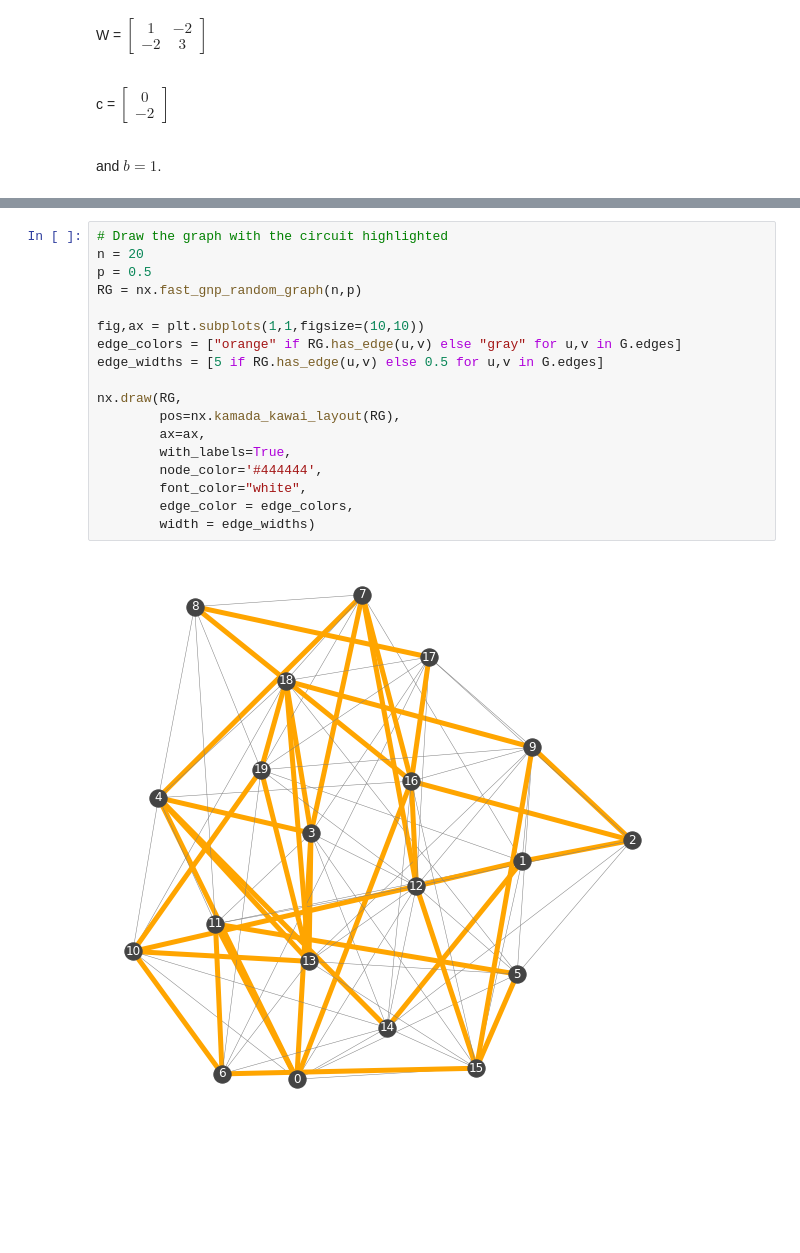
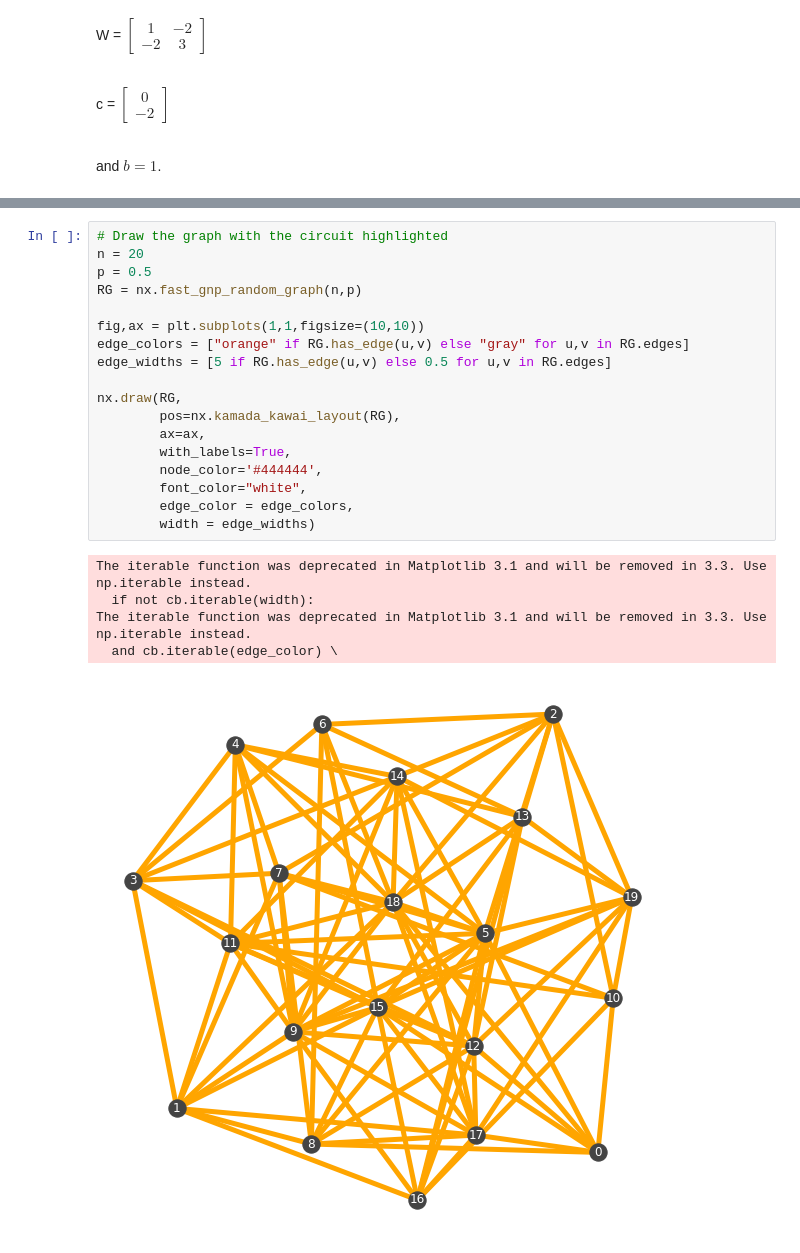
Before and after one commit to kegedy/EE502P, a Jupyter notebook: hw/kevin/HW10.ipynb, the cells around one changed output, grey strips where cells are left out. Cells and saved outputs as stored; diff of their text form; blank space fills up the shorter version.

```diff
--- a/hw/kevin/HW10.ipynb
+++ b/hw/kevin/HW10.ipynb
@@ -363,20 +338,24 @@ show_predictions(model, ax[1])
 # %%
 # Draw the graph with the circuit highlighted
 n = 20
 p = 0.5
 RG = nx.fast_gnp_random_graph(n,p)
 
 fig,ax = plt.subplots(1,1,figsize=(10,10))
-edge_colors = ["orange" if RG.has_edge(u,v) else "gray" for u,v in G.edges]
-edge_widths = [5 if RG.has_edge(u,v) else 0.5 for u,v in G.edges]
+edge_colors = ["orange" if RG.has_edge(u,v) else "gray" for u,v in RG.edges]
+edge_widths = [5 if RG.has_edge(u,v) else 0.5 for u,v in RG.edges]
 
 nx.draw(RG,
         pos=nx.kamada_kawai_layout(RG),
         ax=ax,
         with_labels=True,
         node_color='#444444',
         font_color="white",
         edge_color = edge_colors,
         width = edge_widths)
 # %% [output]
+The iterable function was deprecated in Matplotlib 3.1 and will be removed in 3.3. Use np.iterable instead.
+  if not cb.iterable(width):
+The iterable function was deprecated in Matplotlib 3.1 and will be removed in 3.3. Use np.iterable instead.
+  and cb.iterable(edge_color) \
-[figure, old version]
+[figure, new version]
```
Also changed, not shown: parts of 10 cells of this notebook.
